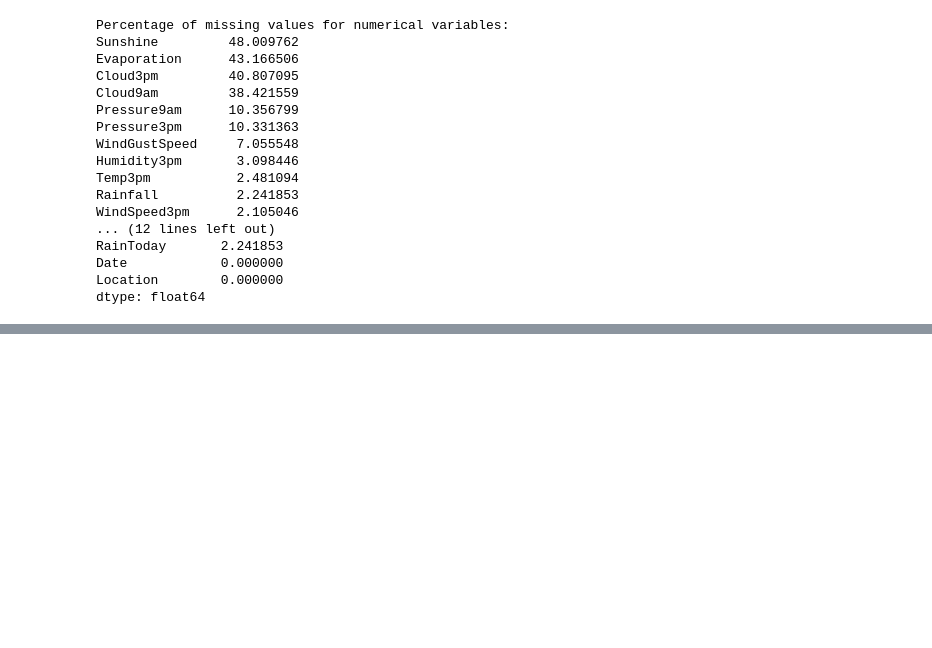
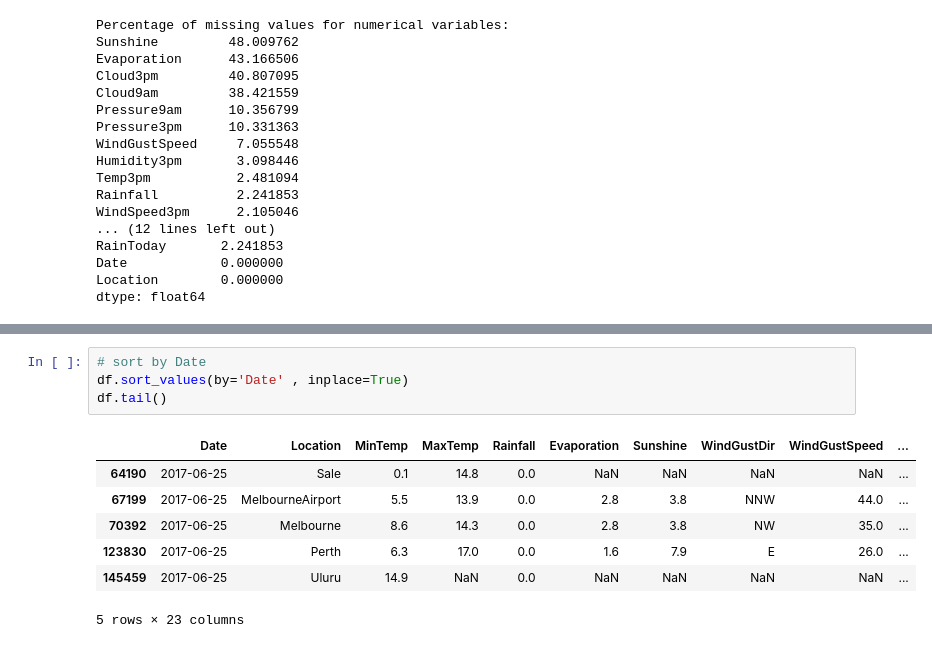
Before and after one commit to abhilashasrivastava/Deep-Learning, a Jupyter notebook: Rain_Prediction.ipynb, the cells around one changed output, grey strips where cells are left out. Saved outputs shown, nothing was run; the diff lists cells and outputs as text; blank space fills up the shorter version.

```diff
--- a/Rain_Prediction.ipynb
+++ b/Rain_Prediction.ipynb
@@ -394,0 +415,12 @@ dtype: float64
+# %%
+# sort by Date
+df.sort_values(by='Date' , inplace=True)
+df.tail()
+# %% [output]
+|  | Date | Location | MinTemp | MaxTemp | Rainfall | Evaporation | Sunshine | WindGustDir | WindGustSpeed | ... |
+| 64190 | 2017-06-25 | Sale | 0.1 | 14.8 | 0.0 | NaN | NaN | NaN | NaN | ... |
+| 67199 | 2017-06-25 | MelbourneAirport | 5.5 | 13.9 | 0.0 | 2.8 | 3.8 | NNW | 44.0 | ... |
+| 70392 | 2017-06-25 | Melbourne | 8.6 | 14.3 | 0.0 | 2.8 | 3.8 | NW | 35.0 | ... |
+| 123830 | 2017-06-25 | Perth | 6.3 | 17.0 | 0.0 | 1.6 | 7.9 | E | 26.0 | ... |
+| 145459 | 2017-06-25 | Uluru | 14.9 | NaN | 0.0 | NaN | NaN | NaN | NaN | ... |
+5 rows × 23 columns
```
Also changed, not shown: parts of 2 cells of this notebook.
